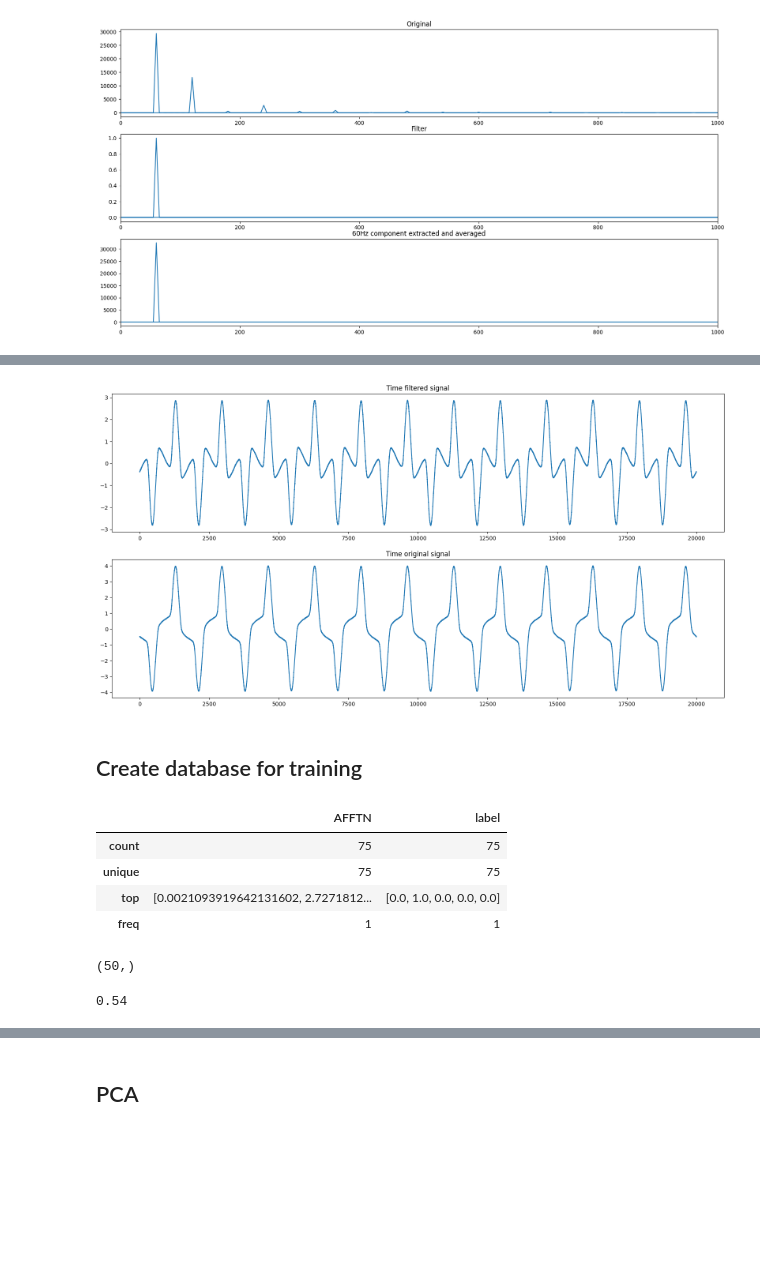
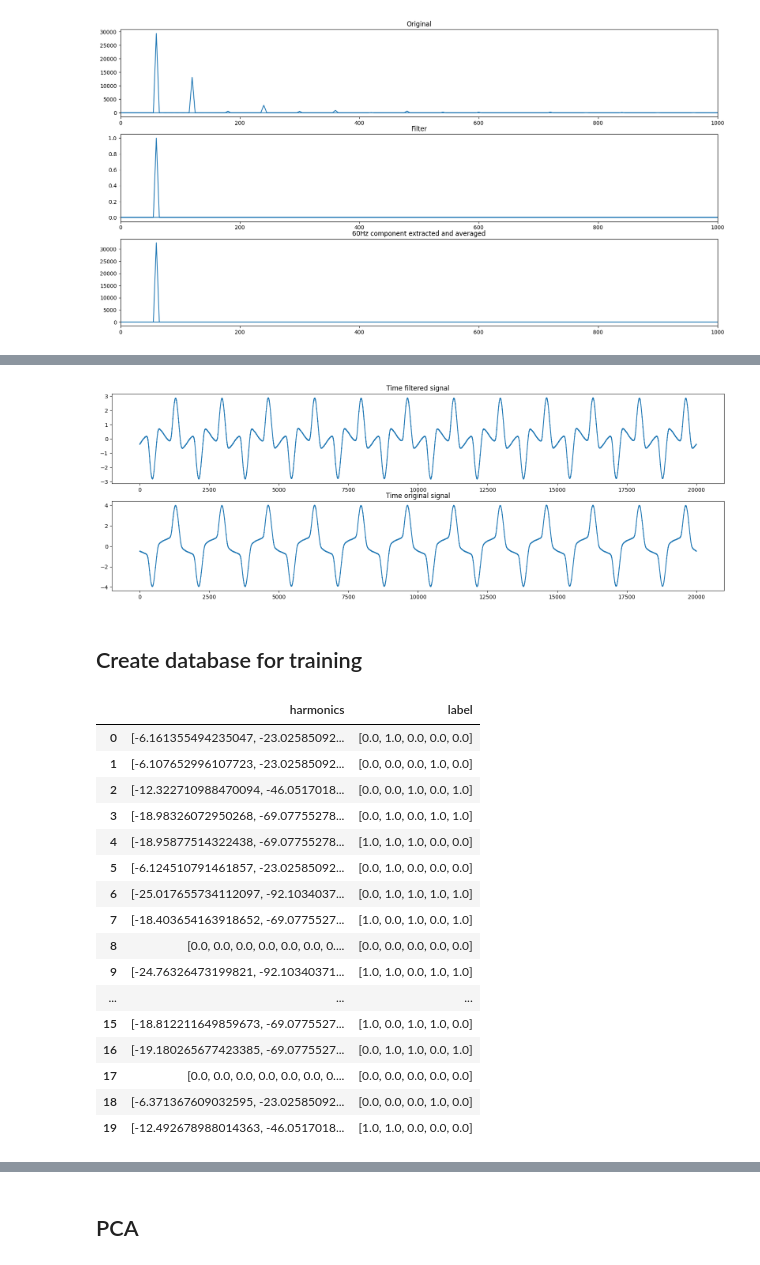
Before and after one commit to davidaleprog/loads_classif, a Jupyter notebook: loads_classif.ipynb, the cells around one changed output, grey strips where cells are left out. Cells and saved outputs as stored; diff of their text form; code cells hidden in the pictures; blank space fills up the shorter version.

```diff
--- a/loads_classif.ipynb
+++ b/loads_classif.ipynb
@@ -24,8 +24,10 @@ data_list = []
 list_of_folders = os.listdir(dataset_dir)
 
 fs  = 1/100000 #Hz
+max_f = 500 #Hz max frequency considered
+first_iter = True
 
-first_iter = True
+n_harmonics = 10
 # Read matlab files
 for folder in list_of_folders:
     path = os.path.join(dataset_dir, folder)
@@ -41,26 +43,29 @@ for folder in list_of_folders:
             ft =np.fft.fft(mat['tpd']['Data'][0][0][0])
             if first_iter:
                 freqs = np.fft.fftfreq(len(mat['tpd']['Data'][0][0][0]), fs)
+                id_f0 = np.where(freqs==60)[0][0]
                 fc_low = 57
                 fc_high = 63
                 w = np.zeros(len(freqs))
                 w[np.where(fc_high<freqs)] = 1
                 w[np.where(freqs<fc_low)] = 1
                 first_iter = False
-
             ft_cut =  ft*w
             abs_ft_cut_norm = abs(ft_cut/np.linalg.norm(ft_cut))
+            harmo = np.log(abs_ft_cut_norm[2:max_f:id_f0]+1e-10)
+            # pick_afftn = abs_ft_cut_norm[np.argsort(abs_ft_cut_norm)[0:30]]
             data_list.append({'label': label,
                               'time_sig': mat['tpd']['Data'][0][0][0],
                               'fft' : ft,
                               'fft_filtered' : ft_cut,
-                                'AFFTN' : abs_ft_cut_norm})
+                              'full_fft' : np.log(abs_ft_cut_norm),
+                                'harmonics' : harmo})
 
 # Convert the list of dictionaries to a DataFrame
 df = pd.DataFrame(data_list)
 
 # Display DataFrame description
-df.head(20)
+df.head()
 # %% [output]
 Fun
 HairDryer
@@ -152,47 +153,53 @@ plt.title('Time original signal')
 plt.plot()
 plt.show()
 # %% [output]
-[figure, old version]
+[figure, new version]
 # %% [markdown]
 ## Create database for training
 # %%
 np.random.seed(42)
-N = 75
+N = 5*15
+
+feature = 'harmonics'
+
 
 list_train_signal = []
 labels = df['label'].unique()
-feature_size = len(df['AFFTN'][0])
+feature_size = len(df[feature][0])
 min_nb_labels = df['label'].value_counts().min()
 dict_counter = {label:0 for label in labels}
 
 for i in range(N):
     random_selection = np.random.randint(0,2, len(labels))
     mix = np.zeros(feature_size)
     present_labels = np.zeros(labels.shape)
     for i,label in enumerate(labels):
         if random_selection[i] == 1:
-            mix += df['AFFTN'][df['label']=='Heater'].iloc[np.random.randint(0, min_nb_labels)]
+            mix += df[feature][df['label']=='Heater'].iloc[np.random.randint(0, min_nb_labels)]
             present_labels[i] = 1
             dict_counter[label] += 1
 
 
-    list_train_signal.append({'AFFTN': mix, 'label': present_labels})
+    list_train_signal.append({feature: mix, 'label': present_labels})
 
 df_train = pd.DataFrame(list_train_signal)
 df_train.head(20)
-df_train.describe()
 # %% [output]
-|  | AFFTN | label |
-| count | 75 | 75 |
-| unique | 75 | 75 |
-| top | [0.0021093919642131602, 2.7271812... | [0.0, 1.0, 0.0, 0.0, 0.0] |
-| freq | 1 | 1 |
+|  | harmonics | label |
+| 0 | [-6.161355494235047, -23.02585092... | [0.0, 1.0, 0.0, 0.0, 0.0] |
+| 1 | [-6.107652996107723, -23.02585092... | [0.0, 0.0, 0.0, 1.0, 0.0] |
+| 2 | [-12.322710988470094, -46.0517018... | [0.0, 0.0, 1.0, 0.0, 1.0] |
+| 3 | [-18.98326072950268, -69.07755278... | [0.0, 1.0, 0.0, 1.0, 1.0] |
+| 4 | [-18.95877514322438, -69.07755278... | [1.0, 1.0, 1.0, 0.0, 0.0] |
+| 5 | [-6.124510791461857, -23.02585092... | [0.0, 1.0, 0.0, 0.0, 0.0] |
+| 6 | [-25.017655734112097, -92.1034037... | [0.0, 1.0, 1.0, 1.0, 1.0] |
+| 7 | [-18.403654163918652, -69.0775527... | [1.0, 0.0, 1.0, 0.0, 1.0] |
+| 8 | [0.0, 0.0, 0.0, 0.0, 0.0, 0.0, 0.... | [0.0, 0.0, 0.0, 0.0, 0.0] |
+| 9 | [-24.76326473199821, -92.10340371... | [1.0, 1.0, 0.0, 1.0, 1.0] |
+| ... | ... | ... |
+| 15 | [-18.812211649859673, -69.0775527... | [1.0, 0.0, 1.0, 1.0, 0.0] |
+| 16 | [-19.180265677423385, -69.0775527... | [0.0, 1.0, 1.0, 0.0, 1.0] |
+| 17 | [0.0, 0.0, 0.0, 0.0, 0.0, 0.0, 0.... | [0.0, 0.0, 0.0, 0.0, 0.0] |
+| 18 | [-6.371367609032595, -23.02585092... | [0.0, 0.0, 0.0, 1.0, 0.0] |
+| 19 | [-12.492678988014363, -46.0517018... | [1.0, 1.0, 0.0, 0.0, 0.0] |
-# %%
-y_train.shape
-# %% [output]
-(50,)
-# %%
-y_train.sum()/y_train.shape[0]
-# %% [output]
-0.54
 # %%
```
Also changed, not shown: parts of 14 cells of this notebook.
